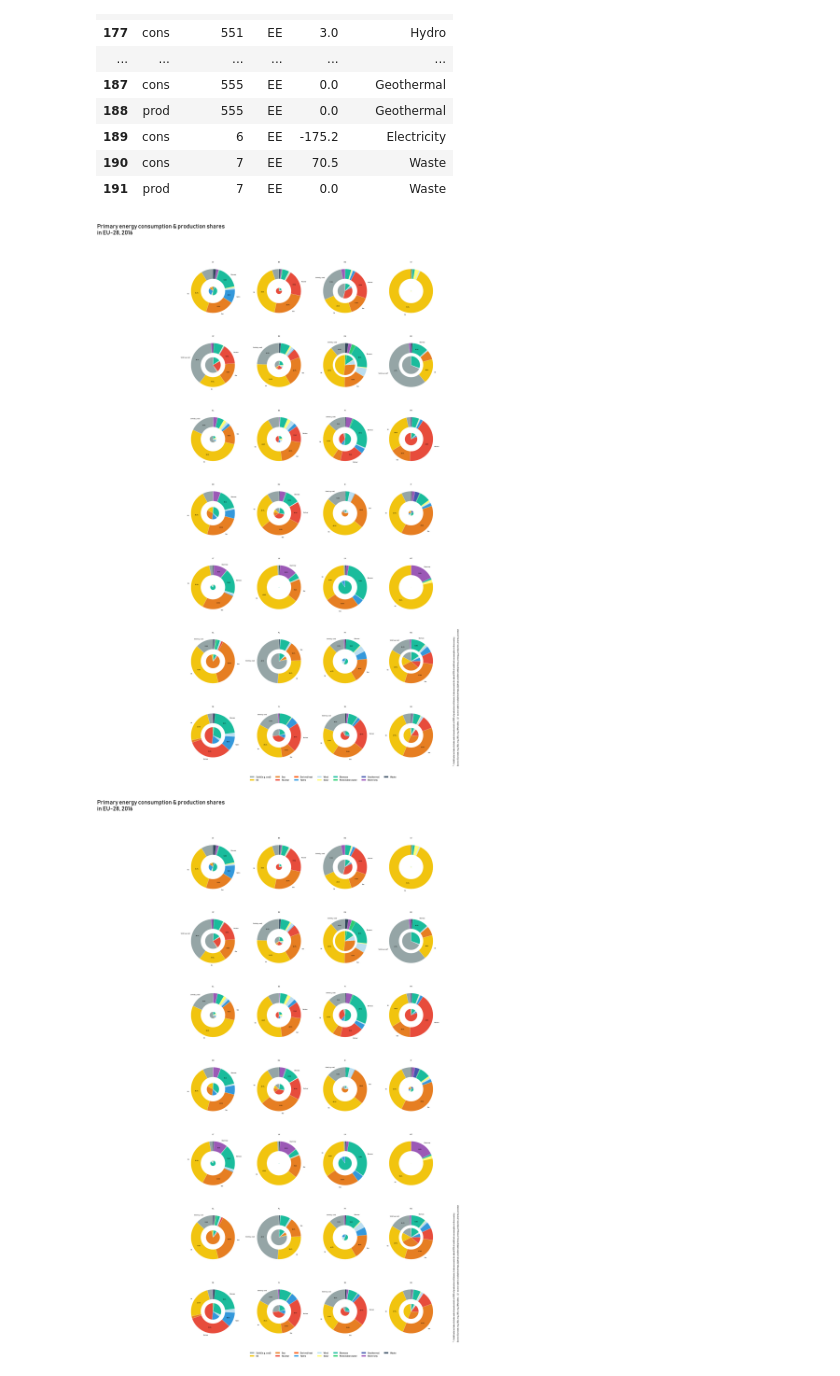
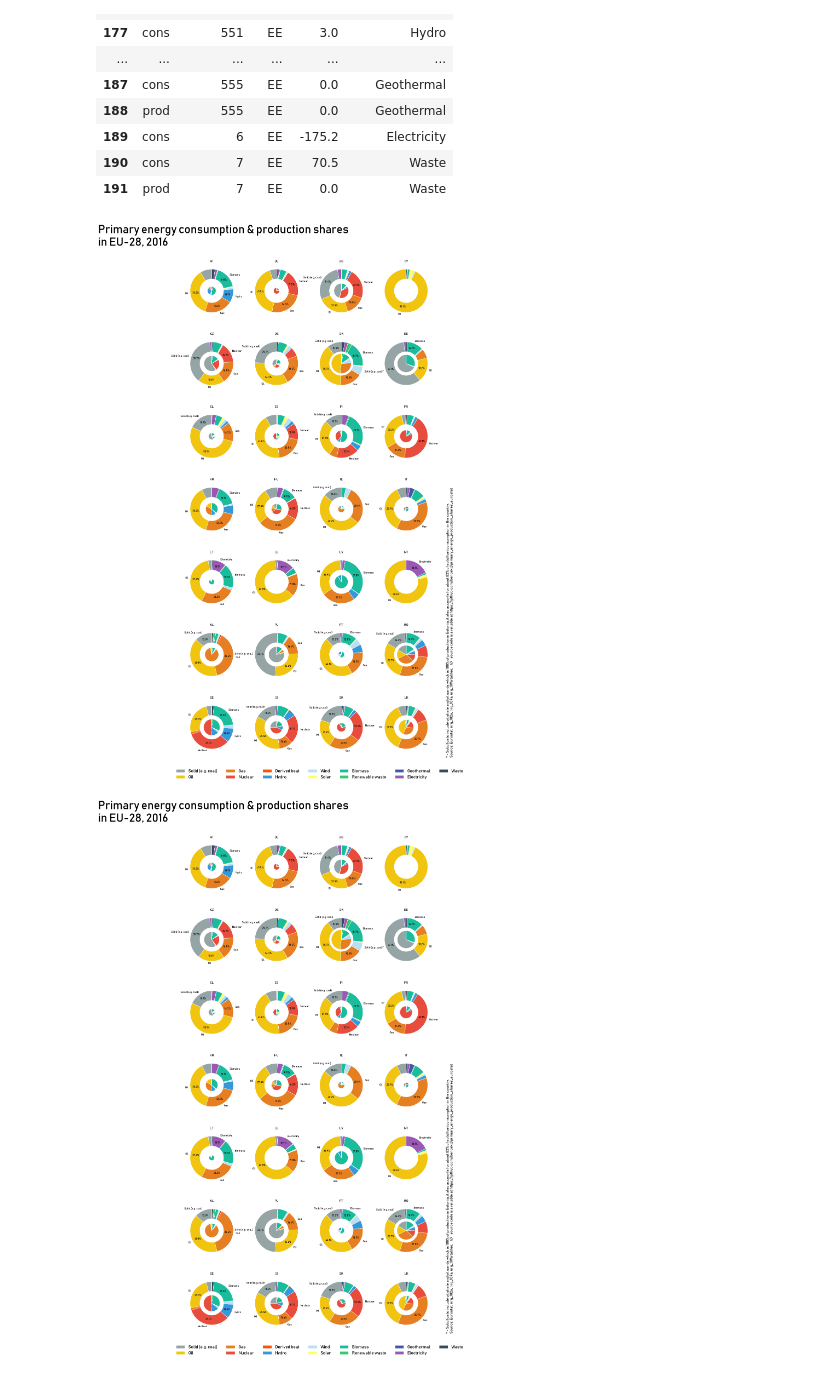
Before and after one commit to bencekd/primary_energy_production_shares_eurostat, a Jupyter notebook: renewables_europe_graphs.ipynb, the cells around one changed output. Cells and saved outputs as stored; diff of their text form; code cells hidden in the pictures.

```diff
--- a/renewables_europe_graphs.ipynb
+++ b/renewables_europe_graphs.ipynb
@@ -295,36 +295,36 @@ for i, ctr in enumerate(pie_data['geo'].unique()):
 
     cons['perc'] = cons['total'].apply(lambda x: x / cons['total'].sum())
     cons['labs'] = cons.apply(lambda x: x['cn'] if x['perc'] >= 0.1 else '', axis=1)
     if ctr == 'EE':
         cons.loc[(cons['cn']=='Solid (e.g. coal)'),'labs'] = 'Solid (e.g. coal)*'
 
     p_c = prod['total'].sum() / cons['total'].sum()
 #     print("{} - {}".format(ctr, p_c))
 
     ax[pos_y, pos_x].pie(prod['total'], radius=p_c * (1-size), colors=outer_colors,
        wedgeprops=dict(width=p_c * (1-size), edgecolor='w'), pctdistance=0.75, startangle=90)
 
     ax[pos_y, pos_x].pie(cons['total'], labels=cons['labs'], radius=1, colors=outer_colors,
            wedgeprops=dict(width=size, edgecolor='w'), autopct=pct_f, pctdistance=0.75, startangle=90)
 
     ax[pos_y, pos_x].set(aspect="equal", title='{}'.format(ctr))
 
 ax[6,1].legend(categories, loc='upper center', bbox_to_anchor=(1.3, -0.2),\
                ncol=math.ceil(len(categories)/2), frameon=False, fontsize=16)
 
 fig.suptitle('Primary energy consumption & production shares \nin EU-28, 2016', fontsize=42, ha='left', x=0.05)
 fig.text(0.94,0.08,'* - Solid fuels include oil shale and oil sands which is 100% of production in Estonia,' + \
          ' it also accounts for about 82% of solid fuel consumption in the country.',\
          fontsize=14,ha='left',rotation=90, rotation_mode='anchor')
 fig.text(0.95,0.08,'Source: Eurostat, nrg_102a, nrg_107a, nrg_109a tables,' + \
          '    ///    source code is available at https://github.com/bencekd/primary_energy_production_shares_eurostat',fontsize=14,ha='left',\
         rotation=90, rotation_mode='anchor')
-fig.set_size_inches(40, 60)
+fig.set_size_inches(20, 30)
 fig.savefig('primary_production_consumption_2016_EU28.png', dpi=300)
 fig
 # %% [output]
-[figure, old version]
+[figure, new version]
-[figure, old version]
+[figure, new version]
 # %%
 csv_data = pie_data[['ind','geo','total','cn']]
 csv_data.to_csv("primary_production_yearly_EU28_{}.csv".format(year),index=False)
```
Also changed, not shown: 3 other files.
